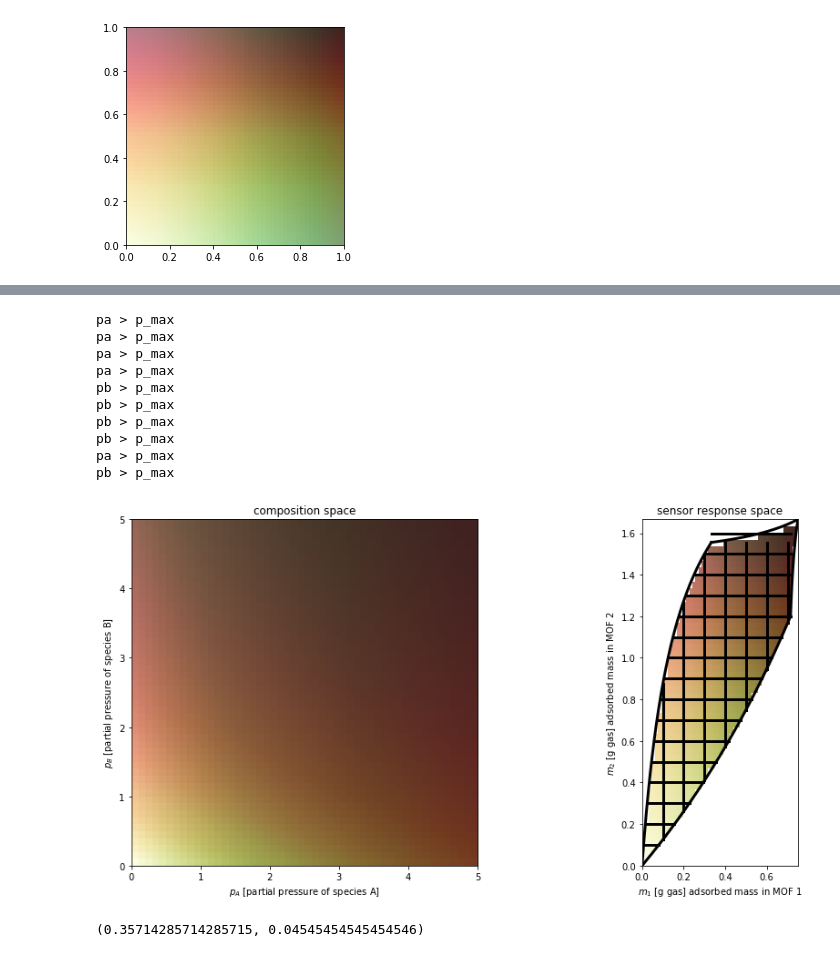
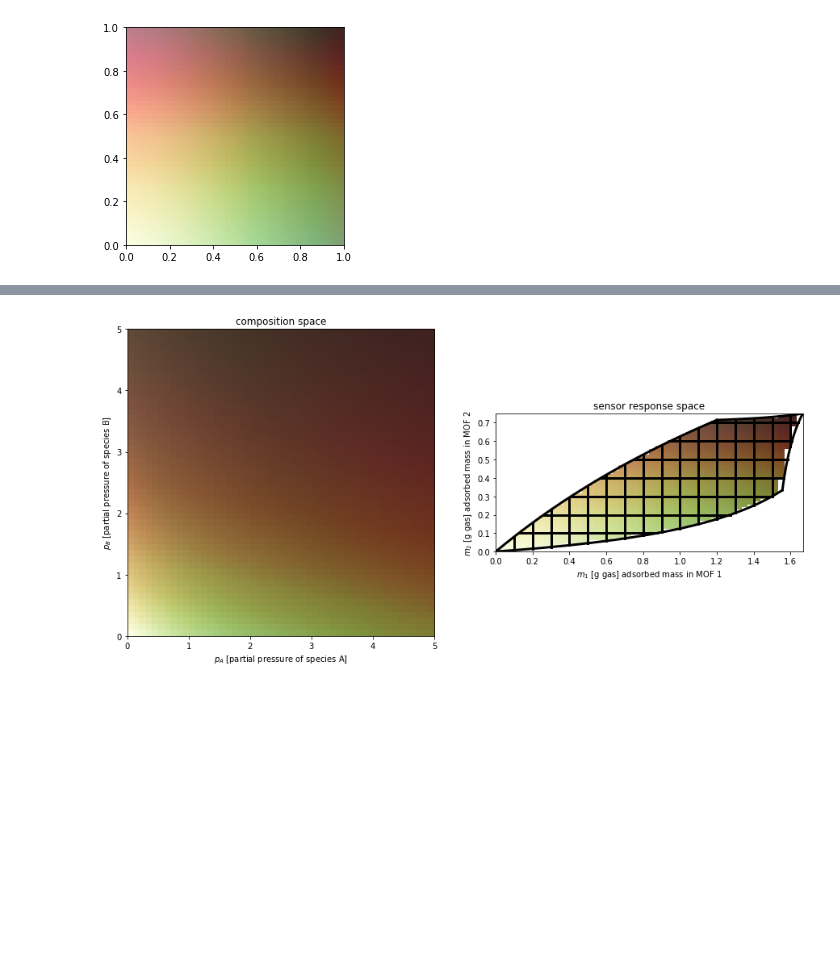
Before and after one commit to SimonEnsemble/nonlinear_sensing, a Jupyter notebook: viz mapping.ipynb, the cells around one changed output, grey strips where cells are left out. Saved outputs shown, nothing was run; the diff lists cells and outputs as text; code cells hidden in the pictures; blank space fills up the shorter version.

```diff
--- a/viz mapping.ipynb
+++ b/viz mapping.ipynb
@@ -165,0 +112,27 @@ def draw_mspace_boundaries(p_max, plt_num):
+# %%
+#### Functions to get valid m values to draw horizontal grid lines ####
+def find_pa_horizontal(m2): #find pa given that m_1([pa,0]) = m2
+    return m2 / ((M2 - m2) * K2[0])
+
+def find_pb_horizontal(m2): #find pb given that m_1([0, pb]) = m2
+    return m2 / ((M2 - m2) * K2[1])
+
+def find_pa_horizontal_pmax(m2): #find pa given that m_1([pa,p_max]) = m2
+    return (m2 + m2*K2[1]*p_max - M2*K2[1]*p_max) / ((M2 - m2) * K2[0])
+
+def find_pb_horizontal_pmax(m2): #find pb given that m_1([p_max, pb]) = m2
+    return (m2 + m2*K2[0]*p_max - M2*K2[0]*p_max) / ((M2 - m2) * K2[1])
+
+def valid_m1(m2): #find valid m1 value range for m2
+    pa = find_pa_horizontal(m2)
+    pb = find_pb_horizontal(m2)
+    if pa > p_max and pb < p_max:
+        m1_min = m_1([0, pb])
+        m1_max = m_1([p_max, find_pb_horizontal_pmax(m2)])
+    elif pa > p_max and pb > p_max:
+        m1_min = m_1([find_pa_horizontal_pmax(m2), p_max])
+        m1_max = m_1([p_max, find_pb_horizontal_pmax(m2)])
+    else:
+        m1_min = m_1([0, pb])
+        m1_max = m_1([pa, 0])
+    return m1_min, m1_max
@@ -194,7 +197,7 @@ for i in range(int(p_max / dp)+1):
     ###
     p_a = i * dp # p_a is constant here.
     # plot the line in composition space
-    ax[0].plot([p_a, p_a], [0, p_max], color="0.8", lw=3)
+    ax[0].plot([p_a, p_a], [0, p_max], color="black", lw=3)
 
     # plot the image of the line in sensor response space
     p_b = np.linspace(0.0, p_max, nb_pts)
@@ -206,14 +209,14 @@ for i in range(int(p_max / dp)+1):
         # compute the adsorbed mass in the two MOFs when exposed to this gas composition
         m1[j] = m_1(p_on_line)
         m2[j] = m_2(p_on_line)
-    ax[1].plot(m1, m2, color="gray", lw=3)
+    ax[1].plot(m1, m2, color="black", lw=3)
 
     ###
     #   y = constant (horizontal) grid lines
     ###
     p_b = i * dp # p_b is constant here.
     # plot the line in composition space
-    ax[0].plot([0, p_max], [p_b, p_b], color="0.8", lw=3)
+    ax[0].plot([0, p_max], [p_b, p_b], color="black", lw=3)
 
     # plot the image of the line in sensor response space
     p_a = np.linspace(0.0, p_max, nb_pts)
@@ -225,7 +228,7 @@ for i in range(int(p_max / dp)+1):
         # compute the adsorbed mass in the two MOFs when exposed to this gas composition
         m1[j] = m_1(p_on_line)
         m2[j] = m_2(p_on_line)
-    ax[1].plot(m1, m2, color="gray", lw=3)
+    ax[1].plot(m1, m2, color="black", lw=3)
 
 ###
 #   color the plane
@@ -278,6 +281,8 @@ ax[0].set_ylabel("$p_B$ [partial pressure of species B]")
 # set composition space to exclude negative pressures
 ax[0].set_xlim(xmin=0, xmax=p_max)
 ax[0].set_ylim(ymin=0, ymax=p_max)
+#ax[1].set_xlim(xmin=0, xmax=m_max[0])
+#ax[1].set_ylim(ymin=0, ymax=m_max[1])
 
 ###
 #   sensor response space
@@ -321,9 +326,9 @@ for i in range(np.shape(z_composition)[0]):
         m = np.array([m_1(p_0), m_2(p_0)])
         # zero out (responses that are above m_max
         if np.any(m > m_max):
-            z_composition[i][j] = np.array([1, 1, 1, 1])
+            z_composition[j][i] = np.array([1, 1, 1, 1])
         else:
-            z_composition[i][j] = colorFromBivariateData(m[0]/m_max[0], m[1]/m_max[1])
+            z_composition[j][i] = colorFromBivariateData(m[0]/m_max[0], m[1]/m_max[1])
 
 # Plot colormap on composition space
 ax[0].imshow(z_composition, extent=extent_composition, origin='lower')
@@ -338,7 +343,7 @@ p_a = np.zeros(nb_pts)
 p_b = np.zeros(nb_pts)
 
 
-for i in range(int(m_max[1] / dm)+1):
+for i in range(int(max(m_max) / dm)+1):
     ###
     #   x = constant (vertical) grid lines
     ###
@@ -346,7 +351,6 @@ for i in range(int(m_max[1] / dm)+1):
 
     if m1 < m_max[0]:
         m2_min, m2_max = valid_m2(m1)
-        #print("m1: ", m1, " - m2_min: ", m2_min, " - m2_max: ", m2_max)
         draw_vert_line(m1, m2_min, m2_max, 1)
 
 #         # plot the image of the line in composition space
@@ -356,51 +360,34 @@ for i in range(int(m_max[1] / dm)+1):
 #         for j in range(nb_pts):
 #             # get vector on this line
 #             m_on_line = np.array([m1, m2[j]])
 #             # compute the composition in the gas space when MOFs have this much gas absorbed
 #             p_a[j], p_b[j] = p_of_m(m_on_line, 0, np.Inf)
 #         ax[0].plot(p_a, p_b, color="black", lw=3)
 
     ###
     #   y = constant (horizontal) grid lines
     ###
     m2 = i * dm # m2 is constant here.
 
     if m2 < m_max[1]:
         m1_min, m1_max = valid_m1(m2)
-        #print("m2: ", m2, " - m1_min: ", m1_min, " - m1_max: ", m1_max)
         draw_horizontal_line(m2, m1_min, m1_max, 1)
 
 #         # plot the image of the line in composition space
 #         m1 = np.linspace(0.0, m_max[0], nb_pts)
 
 #         # loop through points on the line
 #         for j in range(nb_pts):
 #             # get vector on this line
 #             m_on_line = np.array([m1[j], m2])
 #             # compute the composition in the gas space when MOFs have this much gas absorbed
 #             p_a[j], p_b[j] = p_of_m(m_on_line, 0, np.Inf)
 #         ax[0].plot(p_a, p_b, color="black", lw=3)
 
 # Add boarder around response space
 draw_mspace_boundaries(p_max, 1)
 # %% [output]
-pa > p_max
-pa > p_max
-pa > p_max
-pa > p_max
-pb > p_max
-pb > p_max
-pb > p_max
-pb > p_max
-pa > p_max
-pb > p_max
-[figure, old version]
+[figure, new version]
-# %%
- find_pa_horizontal(0.6)
-m_2([find_pa_horizontal(0.6), 0])
-valid_m1(0.5)
-# %% [output]
-(0.35714285714285715, 0.04545454545454546)
 # %%
 fig, ax = plt.subplots(1, 2, figsize=(15, 7))
 draw_mspace_boundaries(p_max, 0)
```
Also changed, not shown: parts of 15 cells of this notebook.
